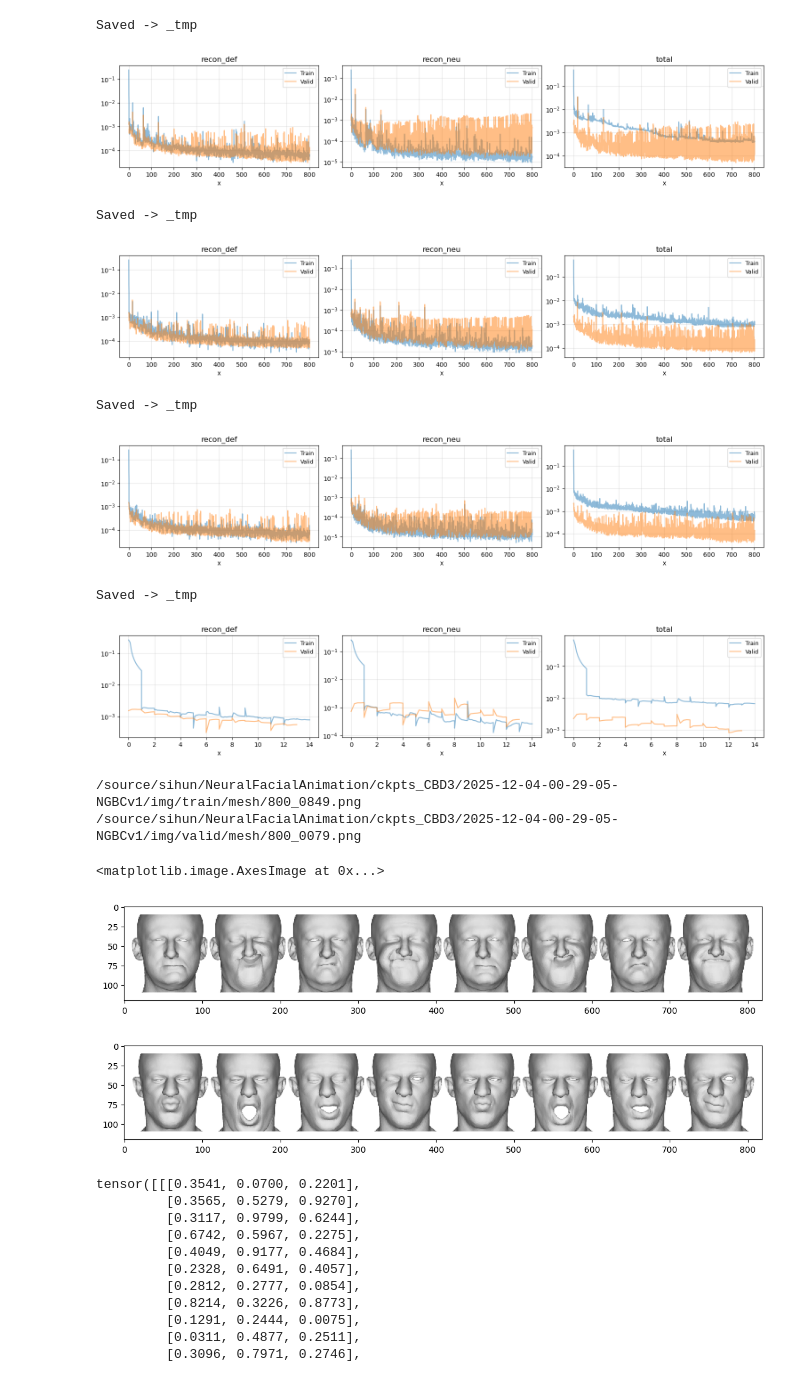
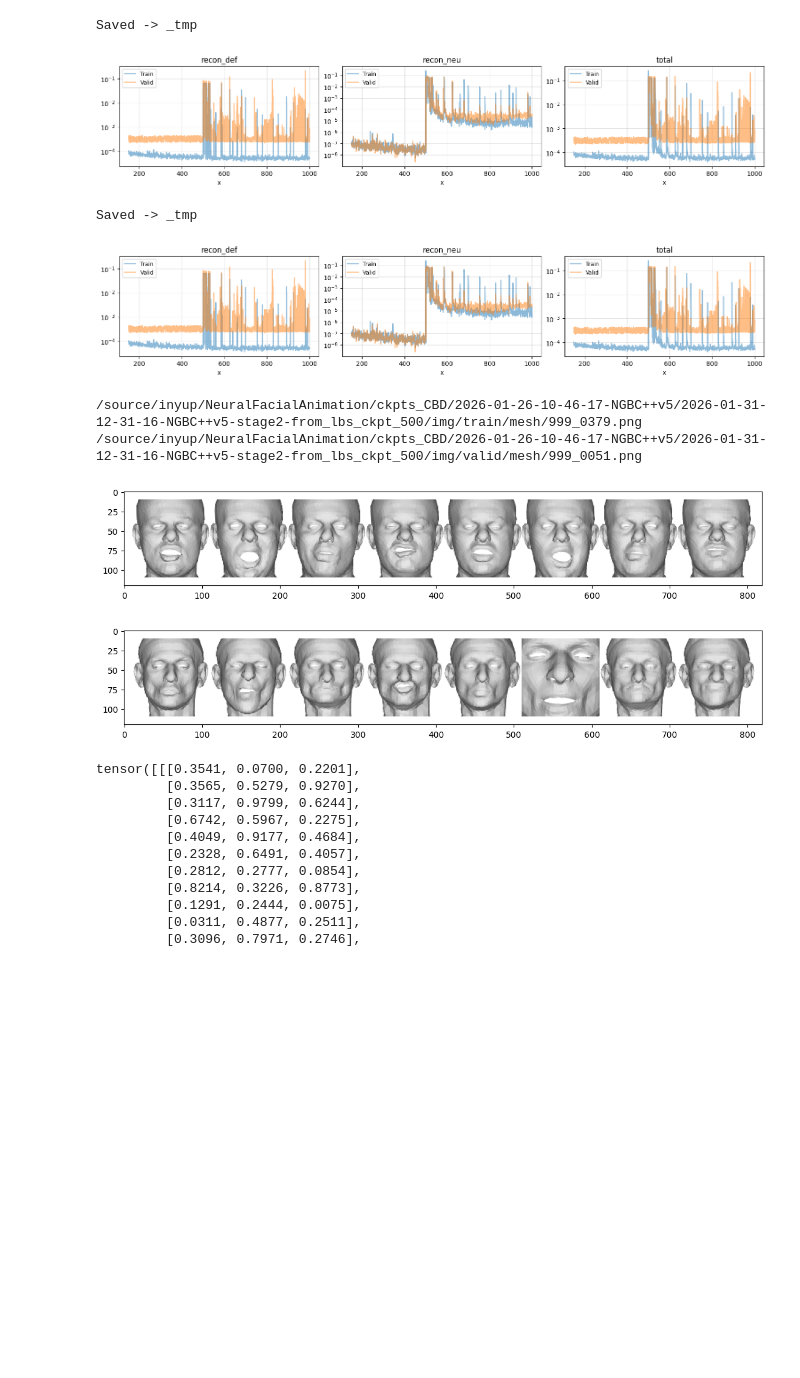
Before and after one commit to chacorp/PDB, a Jupyter notebook: notebook/log_reader.ipynb, the cells around one changed output. Drawn from its saved outputs; the diff is of its cells as text; code cells hidden in the pictures; blank space fills up the shorter version.

```diff
--- a/notebook/log_reader.ipynb
+++ b/notebook/log_reader.ipynb
@@ -145,7 +145,7 @@ pat4 = re.compile(
     re.VERBOSE
 )
 # %%
-def parse_log_file(path: str | Path, as_delta: bool = False, new=False, has_nrm=False) -> pd.DataFrame:
+def parse_log_file(path: str, as_delta: bool = False, new=False, has_nrm=False) -> pd.DataFrame:
     rows = []
     ppat = pat2 if 'NGBCv' in path else pat
 
@@ -226,7 +226,7 @@ def parse_log_file(path: str | Path, as_delta: bool = False, new=False, has_nrm=
 
 def plot_metric(df: pd.DataFrame, metric: str, x_key: str = "x",
                 yscale: str = "symlog", linthresh: float = 1e-12,
-                save_dir: str | Path = "./_tmp/log_vis",
+                save_dir = "./_tmp/log_vis",
                 mode: int = 0,
                ):
     """
@@ -293,7 +293,7 @@ def plot_all_metrics_subfig(
         ncols=2,
         figsize=(12, 9),
         mode: int = 0,
-        save_path: str | Path | None = "./_tmp",
+        save_path = "./_tmp",
     ):
     assert not df.empty, "Empty dataframe"
 
@@ -353,8 +353,9 @@ def plot_all_metrics_subfig(
 # log_path = "/source/sihun/NeuralFacialAnimation/ckpts_CBD/2025-09-10-11-20-25-NGBC"
 # log_path = "/source/sihun/NeuralFacialAnimation/ckpts_CBD/2025-09-11-15-26-03-NGBC"
 # log_path = "/source/sihun/NeuralFacialAnimation/ckpts_CBD/2025-10-22-22-30-30-NGBCv5"
-log_path = "/source/sihun/NeuralFacialAnimation/ckpts_CBD/2025-11-03-14-56-32-NGBCv5"
 
+## LBS hybrid
+log_path = "/source/inyup/NeuralFacialAnimation/ckpts_CBD/2026-01-26-10-46-17-NGBC++v5/2026-01-31-12-31-16-NGBC++v5-stage2-from_lbs_ckpt_500"
 df = parse_log_file(log_path+"/log.txt", as_delta=False)
 # df = parse_log_file(log_path+"/log.txt", as_delta=True)
 
@@ -401,15 +402,21 @@ Saved -> _tmp
 # %%
 log_path_list= [
     # "/source/sihun/NeuralFacialAnimation/ckpts_CBD/2025-10-09-02-04-49-NGBCv5",
-    "/source/sihun/NeuralFacialAnimation/ckpts_CBD/2025-10-22-22-30-30-NGBCv5",
+    # "/source/sihun/NeuralFacialAnimation/ckpts_CBD/2025-10-22-22-30-30-NGBCv5",
     # "/source/sihun/NeuralFacialAnimation/ckpts_CBD/2025-10-31-16-58-12-NGBCv5",
     # "/source/sihun/NeuralFacialAnimation/ckpts_CBD/2025-11-03-14-56-32-NGBCv5",
     # "/source/sihun/NeuralFacialAnimation/ckpts_CBD/2025-11-05-16-32-53-NGBCv5",
-    "/source/sihun/NeuralFacialAnimation/ckpts_CBD/2025-11-08-22-53-46-NGBCv5",
+    # "/source/sihun/NeuralFacialAnimation/ckpts_CBD/2025-11-08-22-53-46-NGBCv5",
     # "/source/sihun/NeuralFacialAnimation/ckpts_CBD/2025-11-09-21-21-43-NGBCv5",
-    "/source/sihun/NeuralFacialAnimation/ckpts_CBD/2025-11-11-01-01-20-NGBCv5",
-    "/source/sihun/NeuralFacialAnimation/ckpts_CBD/2025-11-14-13-08-43-NGBCv5",
-    "/source/sihun/NeuralFacialAnimation/ckpts_CBD/2025-11-16-22-06-42-NGBCv5",
+    # "/source/sihun/NeuralFacialAnimation/ckpts_CBD/2025-11-11-01-01-20-NGBCv5",
+    # "/source/sihun/NeuralFacialAnimation/ckpts_CBD/2025-11-14-13-08-43-NGBCv5",
+    # "/source/sihun/NeuralFacialAnimation/ckpts_CBD/2025-11-16-22-06-42-NGBCv5",
+    # "/source/inyup/NeuralFacialAnimation/ckpts_CBD/2026-01-21-12-37-12-NGBCv5", # CBD
+    # "/source/inyup/NeuralFacialAnimation/ckpts_CBD/2026-01-21-13-01-39-NGBC++v5", # 128
+    # "/source/inyup/NeuralFacialAnimation/ckpts_CBD/2026-01-21-13-01-46-NGBC++v5", # 256
+    "/source/inyup/NeuralFacialAnimation/ckpts_CBD/2026-01-26-10-46-17-NGBC++v5", # 54 joints 9 dof
+    "/source/inyup/NeuralFacialAnimation/ckpts_CBD/2026-01-26-10-46-17-NGBC++v5/2026-01-31-12-31-16-NGBC++v5-stage2-from_lbs_ckpt_500"
+
 ]
 for log_path in log_path_list:
     df = parse_log_file(log_path+"/log.txt", as_delta=False)
@@ -442,11 +443,7 @@ Saved -> _tmp
 Yscale="symlog"
 figsize=(15, 3)
 log_path_list1= [
-    # "/source/sihun/NeuralFacialAnimation/ckpts_CBD3/2025-11-17-14-08-46-NGBCv1",
-    # "/source/sihun/NeuralFacialAnimation/ckpts_CBD3/2025-11-18-13-09-15-NGBCv1",
-    # "/source/sihun/NeuralFacialAnimation/ckpts_CBD3/2025-11-20-09-48-21-NGBCv1",
-    "/source/sihun/NeuralFacialAnimation/ckpts_CBD3/2025-11-21-12-50-24-NGBCv1",
-    # "/source/sihun/NeuralFacialAnimation/ckpts_CBD3/2025-11-26-14-46-32-NGBCv1", # normal loss
+"/source/inyup/NeuralFacialAnimation/ckpts_CBD/2026-01-26-10-46-17-NGBC++v5/2026-01-31-12-31-16-NGBC++v5-stage2-from_lbs_ckpt_500"
 ]
 for log_path in log_path_list1:
     df = parse_log_file(log_path+"/log.txt", as_delta=False,new=True)
@@ -460,67 +457,62 @@ for log_path in log_path_list1:
         ncols=3, figsize=figsize,
         mode=-1,
         # mode=1,
         # mode=0,
         #save_path="logplots_all_metrics.png"
     )
     plt.show()
 
 log_path_list2= [
-    "/source/sihun/NeuralFacialAnimation/ckpts_CBD3/2025-11-26-14-46-32-NGBCv1", # normal loss
-    "/source/sihun/NeuralFacialAnimation/ckpts_CBD3/2025-12-04-00-29-05-NGBCv1",
-    "/source/sihun/NeuralFacialAnimation/ckpts_CBD3/2025-12-10-11-18-32-NGBCv1",
+    "/source/inyup/NeuralFacialAnimation/ckpts_CBD/2026-01-26-10-46-17-NGBC++v5/2026-01-31-12-31-16-NGBC++v5-stage2-from_lbs_ckpt_500"
 ]
 for log_path in log_path_list2:
     df = parse_log_file(log_path+"/log.txt", as_delta=False,has_nrm=True)
     fig = plot_all_metrics_subfig(
         df,
         yscale=Yscale,
         # yscale="symlog",
         # yscale="linear",
         # metrics=["recon", "shape", "total"],
         metrics=["recon_def", "recon_neu", "total"],
         # metrics=["recon_def"],
         ncols=3, figsize=figsize,
         mode=-1,
         # mode=1,
         # mode=0,
         #save_path="logplots_all_metrics.png"
     )
     plt.show()
 # %% [output]
 Saved -> _tmp
-[figure, old version]
+[figure, new version]
 Saved -> _tmp
-[figure, old version]
+[figure, new version]
-Saved -> _tmp
-[figure, removed]
-Saved -> _tmp
-[figure, removed]
 # %%
 from PIL import Image
 from glob import glob
 
 # log_path = log_path_list1[-1]
-log_path = log_path_list2[-1]
-NUM = -2
+for log_path in log_path_list2:
 
-train_img_list =sorted( glob(f"{log_path}/img/train/mesh/*.png"))
-asd = train_img_list[NUM]
-print(asd)
-plt.figure(figsize = (20,2))
-plt.imshow(np.array(Image.open(asd)))
+    # log_path = log_path_list2[-1]
+    NUM = -1
 
-val_img_list =sorted( glob(f"{log_path}/img/valid/mesh/*.png"))
-asd = val_img_list[NUM]
-print(asd)
-plt.figure(figsize = (20,2))
-plt.imshow(np.array(Image.open(asd)))
+    train_img_list =sorted( glob(f"{log_path}/img/train/mesh/*.png"))
+    asd = train_img_list[NUM]
+    print(asd)
+    plt.figure(figsize = (20,2))
+    plt.imshow(np.array(Image.open(asd)))
+
+    val_img_list =sorted( glob(f"{log_path}/img/valid/mesh/*.png"))
+    asd = val_img_list[NUM]
+    print(asd)
+    plt.figure(figsize = (20,2))
+    plt.imshow(np.array(Image.open(asd)))
 # %% [output]
-/source/sihun/NeuralFacialAnimation/ckpts_CBD3/2025-12-04-00-29-05-NGBCv1/img/train/mesh/800_0849.png
-/source/sihun/NeuralFacialAnimation/ckpts_CBD3/2025-12-04-00-29-05-NGBCv1/img/valid/mesh/800_0079.png
+/source/inyup/NeuralFacialAnimation/ckpts_CBD/2026-01-26-10-46-17-NGBC++v5/2026-01-31-12-31-16-NGBC++v5-stage2-from_lbs_ckpt_500/img/train/mesh/999_0379.png
+/source/inyup/NeuralFacialAnimation/ckpts_CBD/2026-01-26-10-46-17-NGBC++v5/2026-01-31-12-31-16-NGBC++v5-stage2-from_lbs_ckpt_500/img/valid/mesh/999_0051.png
-<matplotlib.image.AxesImage at 0x...>
-[figure, old version]
+[figure, new version]
-[figure, old version]
+[figure, new version]
 # %%
 import torch
 B=2
```
Also changed, not shown: parts of 2 cells of this notebook, 16 other files.
